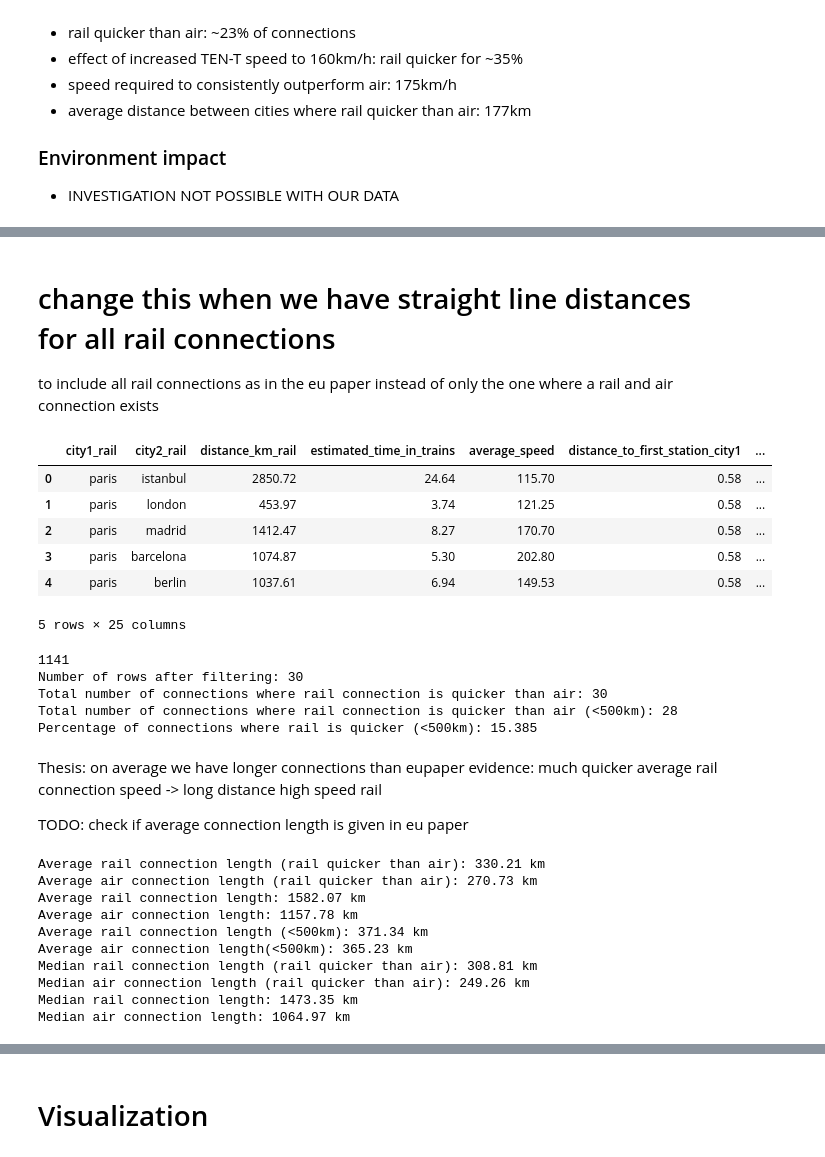
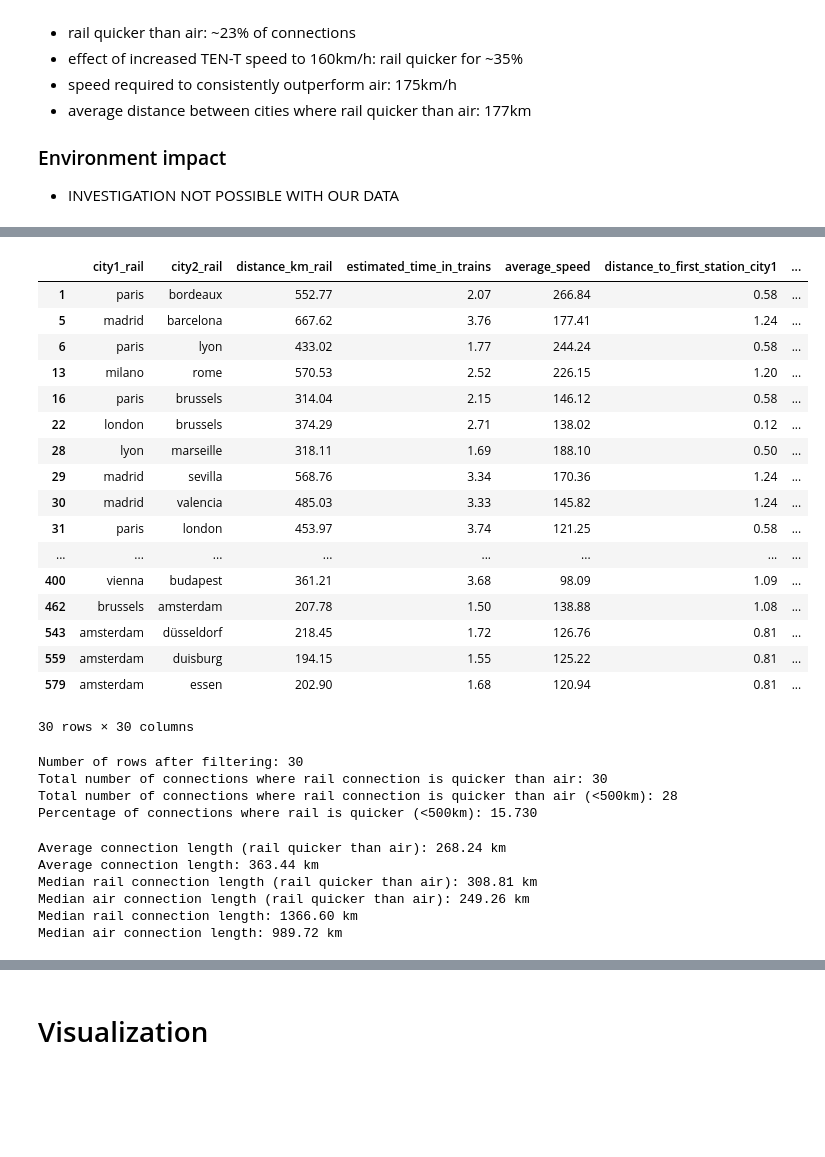
Before and after one commit to Niledough/DOPP_Exercise_2, a Jupyter notebook: dopp-air-and-rail.ipynb, the cells around one changed output, grey strips where cells are left out. Drawn from its saved outputs; the diff is of its cells as text; code cells hidden in the pictures; blank space fills up the shorter version.

```diff
--- a/dopp-air-and-rail.ipynb
+++ b/dopp-air-and-rail.ipynb
@@ -1936,64 +2029,61 @@ Percentage of connections with average speeds below 60 km/h: 23.63%
-# %% [markdown]
-# change this when we have straight line distances for all rail connections
-
-to include all rail connections as in the eu paper instead of only the one where a rail and air connection exists
 # %%
 # calculate for how many connections the rail connection is quicker
 #df_airandrail = df_airandrail_short
 
 #get number
-display(df_airandrail.head())
-print(len(df_airandrail))
+#display(df_airandrail.head())
+#print(len(df_airandrail))
 
 df_rail_quickest = df_airandrail[df_airandrail["total_travel_time_minutes_rail"]< df_airandrail['total_travel_time_minutes_air']]
-df_rail_quickest = df_rail_quickest.drop_duplicates(subset= ['normalized_connection_air'])
+
+#df_rail_quickest = df_rail_quickest.drop_duplicates(subset= ['normalized_connection_air'])
+
+display(df_rail_quickest)
 
 # Filter out rows where both columns are 0
 df_rail_quickest = df_rail_quickest[
     ~((df_rail_quickest["scraped_travel_time_minutes"] == 0) |
       (df_rail_quickest["total_travel_time_minutes_rail"] == 0))
 ]
 
 # Display the updated DataFrame
 print(f"Number of rows after filtering: {len(df_rail_quickest)}")
 
 
 print(f'Total number of connections where rail connection is quicker than air: {len(df_rail_quickest)}')
 print(f'Total number of connections where rail connection is quicker than air (<500km): {len(df_rail_quickest[df_rail_quickest['distance_km_air']<500])}')
 print(f'Percentage of connections where rail is quicker (<500km): {100*len(df_rail_quickest[df_rail_quickest['distance_km_air']<500])/len(df_airandrail_short):.3f}')
 #df_rail_quickest = df_rail_quickest.sort_values(by = 'distance_km_air')
 #display(df_rail_quickest)
 # %% [output]
 |  | city1_rail | city2_rail | distance_km_rail | estimated_time_in_trains | average_speed | distance_to_first_station_city1 | ... |
-| 0 | paris | istanbul | 2850.72 | 24.64 | 115.70 | 0.58 | ... |
-| 1 | paris | london | 453.97 | 3.74 | 121.25 | 0.58 | ... |
-| 2 | paris | madrid | 1412.47 | 8.27 | 170.70 | 0.58 | ... |
-| 3 | paris | barcelona | 1074.87 | 5.30 | 202.80 | 0.58 | ... |
-| 4 | paris | berlin | 1037.61 | 6.94 | 149.53 | 0.58 | ... |
+| 1 | paris | bordeaux | 552.77 | 2.07 | 266.84 | 0.58 | ... |
+| 5 | madrid | barcelona | 667.62 | 3.76 | 177.41 | 1.24 | ... |
+| 6 | paris | lyon | 433.02 | 1.77 | 244.24 | 0.58 | ... |
+| 13 | milano | rome | 570.53 | 2.52 | 226.15 | 1.20 | ... |
+| 16 | paris | brussels | 314.04 | 2.15 | 146.12 | 0.58 | ... |
+| 22 | london | brussels | 374.29 | 2.71 | 138.02 | 0.12 | ... |
+| 28 | lyon | marseille | 318.11 | 1.69 | 188.10 | 0.50 | ... |
+| 29 | madrid | sevilla | 568.76 | 3.34 | 170.36 | 1.24 | ... |
+| 30 | madrid | valencia | 485.03 | 3.33 | 145.82 | 1.24 | ... |
+| 31 | paris | london | 453.97 | 3.74 | 121.25 | 0.58 | ... |
+| ... | ... | ... | ... | ... | ... | ... | ... |
+| 400 | vienna | budapest | 361.21 | 3.68 | 98.09 | 1.09 | ... |
+| 462 | brussels | amsterdam | 207.78 | 1.50 | 138.88 | 1.08 | ... |
+| 543 | amsterdam | düsseldorf | 218.45 | 1.72 | 126.76 | 0.81 | ... |
+| 559 | amsterdam | duisburg | 194.15 | 1.55 | 125.22 | 0.81 | ... |
+| 579 | amsterdam | essen | 202.90 | 1.68 | 120.94 | 0.81 | ... |
-5 rows × 25 columns
+30 rows × 30 columns
-1141
 Number of rows after filtering: 30
 Total number of connections where rail connection is quicker than air: 30
 Total number of connections where rail connection is quicker than air (<500km): 28
-Percentage of connections where rail is quicker (<500km): 15.385
+Percentage of connections where rail is quicker (<500km): 15.730
-# %% [markdown]
-Thesis: on average we have longer connections than eupaper
-evidence: much quicker average rail connection speed -> long distance high speed rail
-
-TODO: check if average connection length is given in eu paper
 # %%
 
 
-print(f'Average rail connection length (rail quicker than air): {df_rail_quickest['distance_km_rail'].mean():.2f} km')
-print(f'Average air connection length (rail quicker than air): {df_rail_quickest['distance_km_air'].mean():.2f} km')
+print(f'Average connection length (rail quicker than air): {df_rail_quickest['straight_line_distance'].mean():.2f} km')
+print(f'Average connection length: {df_airandrail_short['straight_line_distance'].mean():.2f} km')
 
-print(f'Average rail connection length: {df_airandrail['distance_km_rail'].mean():.2f} km')
-print(f'Average air connection length: {df_airandrail['distance_km_air'].mean():.2f} km')
-
-print(f'Average rail connection length (<500km): {df_airandrail[df_airandrail['distance_km_rail'] < 500]['distance_km_rail'].mean()
-:.2f} km')
-print(f'Average air connection length(<500km): {df_airandrail[df_airandrail['distance_km_air'] < 500]['distance_km_air'].mean()
-:.2f} km')
 
 
 print(f'Median rail connection length (rail quicker than air): {df_rail_quickest['distance_km_rail'].median():.2f} km')
@@ -2002,15 +2092,11 @@ print(f'Median air connection length (rail quicker than air): {df_rail_quickest[
 print(f'Median rail connection length: {df_airandrail['distance_km_rail'].median():.2f} km')
 print(f'Median air connection length: {df_airandrail['distance_km_air'].median():.2f} km')
 # %% [output]
-Average rail connection length (rail quicker than air): 330.21 km
-Average air connection length (rail quicker than air): 270.73 km
-Average rail connection length: 1582.07 km
-Average air connection length: 1157.78 km
-Average rail connection length (<500km): 371.34 km
-Average air connection length(<500km): 365.23 km
+Average connection length (rail quicker than air): 268.24 km
+Average connection length: 363.44 km
 Median rail connection length (rail quicker than air): 308.81 km
 Median air connection length (rail quicker than air): 249.26 km
-Median rail connection length: 1473.35 km
-Median air connection length: 1064.97 km
+Median rail connection length: 1366.60 km
+Median air connection length: 989.72 km
 # %%
 print(f"Average rail speed (rail beats air): {df_rail_quickest['average_speed'].mean()}")
```
Also changed, not shown: parts of 26 cells of this notebook.
